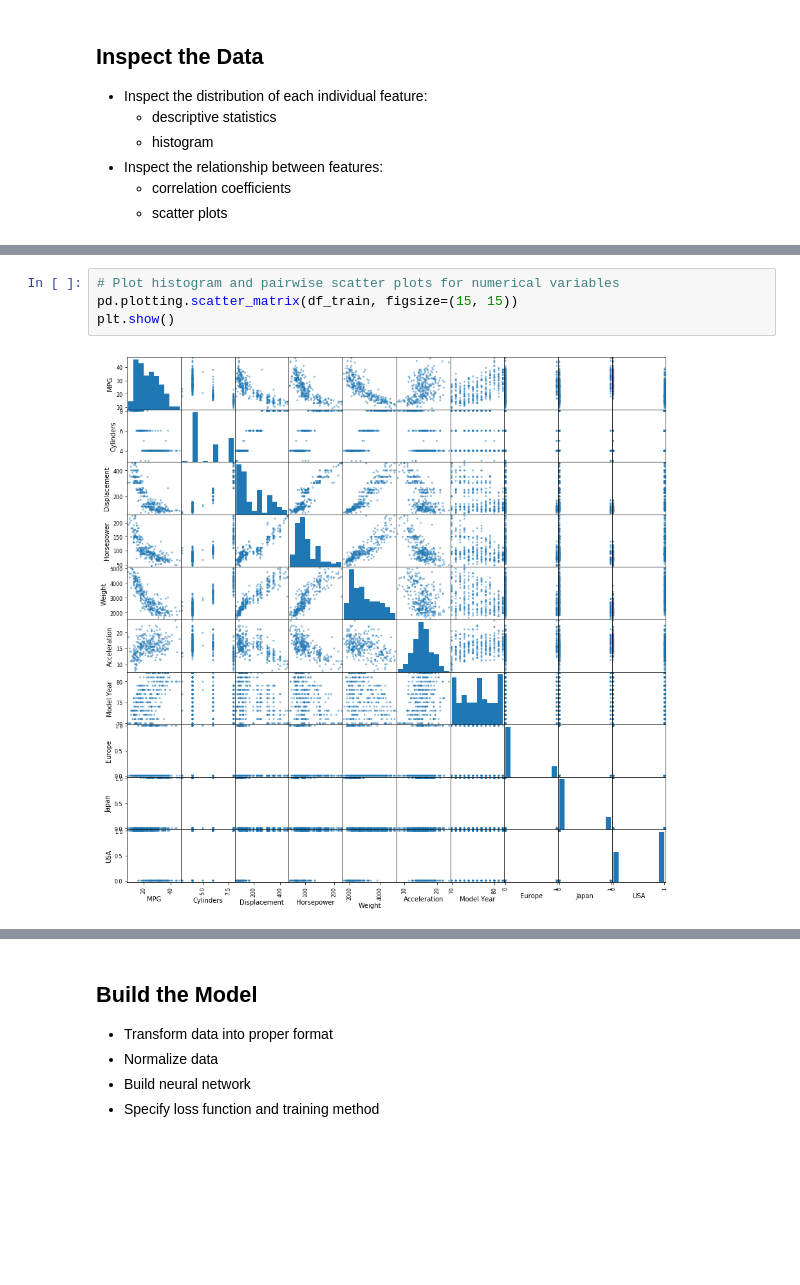
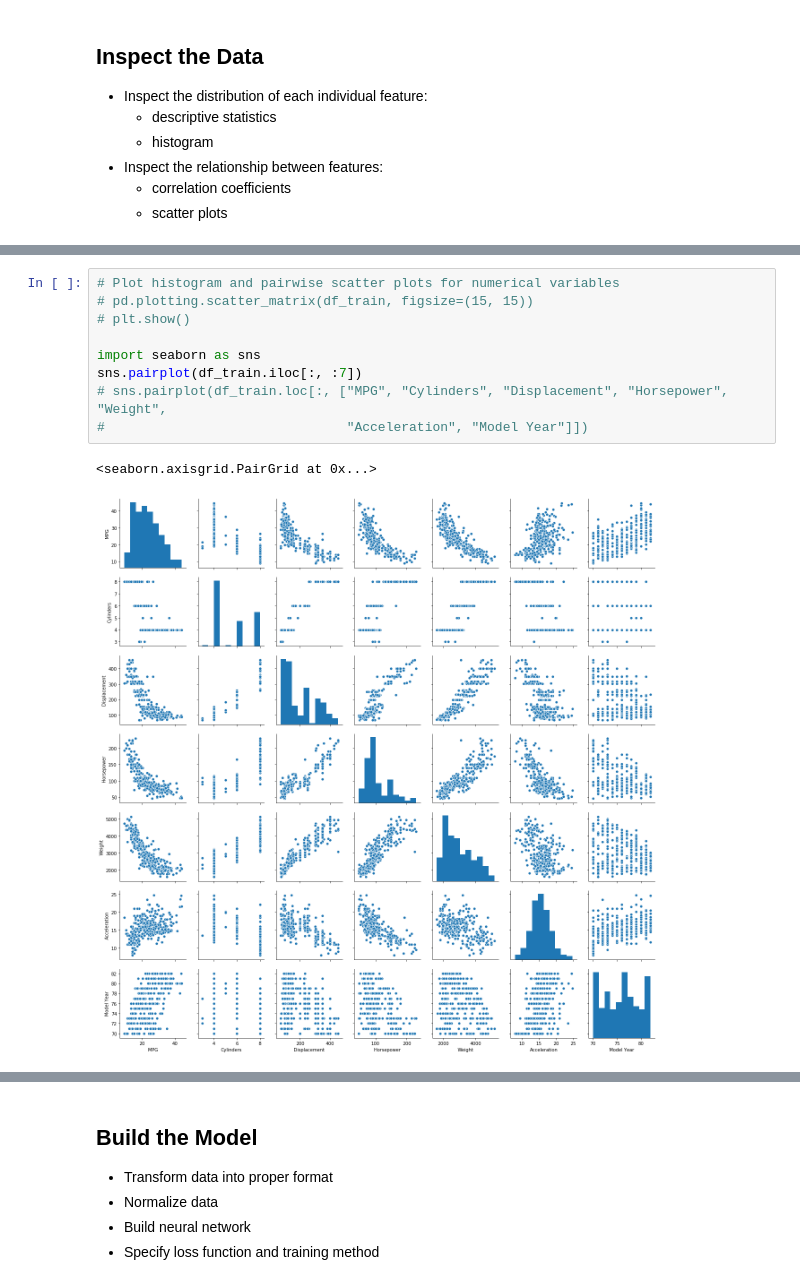
Before and after one commit to ch00226855/CMP414-765_Spring2020, a Jupyter notebook: Week13_DeepLearningForRegression.ipynb, the cells around one changed output, grey strips where cells are left out. Drawn from its saved outputs; the diff is of its cells as text; blank space fills up the shorter version.

```diff
--- a/Week13_DeepLearningForRegression.ipynb
+++ b/Week13_DeepLearningForRegression.ipynb
@@ -148,8 +148,14 @@ df_train.describe()
 # %%
 # Plot histogram and pairwise scatter plots for numerical variables
-pd.plotting.scatter_matrix(df_train, figsize=(15, 15))
-plt.show()
+# pd.plotting.scatter_matrix(df_train, figsize=(15, 15))
+# plt.show()
+
+import seaborn as sns
+sns.pairplot(df_train.iloc[:, :7])
+# sns.pairplot(df_train.loc[:, ["MPG", "Cylinders", "Displacement", "Horsepower", "Weight",
+#                               "Acceleration", "Model Year"]])
 # %% [output]
+<seaborn.axisgrid.PairGrid at 0x...>
-[figure, old version]
+[figure, new version]
 # %%
 # Calculate the correlation coefficient between MPG and every other feature
```
Also changed, not shown: parts of 21 cells of this notebook.
